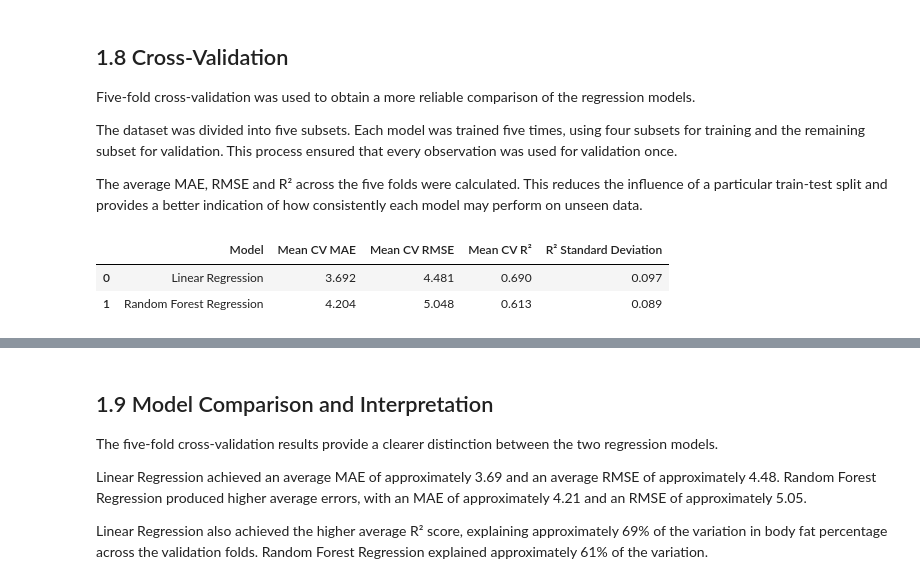
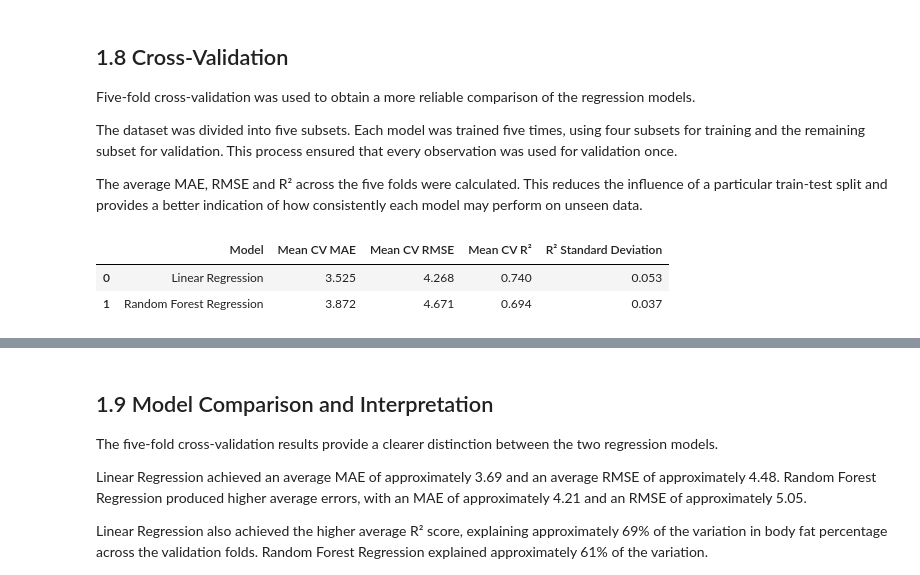
Before and after one commit to AmandaTFerraz/predictive-analytics-final-project, a Jupyter notebook: pda_finalproject.ipynb, the cells around one changed output, grey strips where cells are left out. Drawn from its saved outputs; the diff is of its cells as text; code cells hidden in the pictures.

```diff
--- a/pda_finalproject.ipynb
+++ b/pda_finalproject.ipynb
@@ -557,35 +564,35 @@ models = {
 # %%
 cross_validation_results = []
 
 for model_name, model in models.items():
 
     scores = cross_validate(
-        model,
-        X,
-        y,
-        cv=cross_validation,
-        scoring=scoring_metrics
-    )
+    model,
+    X_train,
+    y_train,
+    cv=cross_validation,
+    scoring=scoring_metrics
+)
 
     fold_mae = -scores["test_MAE"]
     fold_rmse = np.sqrt(-scores["test_MSE"])
     fold_r2 = scores["test_R²"]
 
     cross_validation_results.append({
         "Model": model_name,
         "Mean CV MAE": fold_mae.mean(),
         "Mean CV RMSE": fold_rmse.mean(),
         "Mean CV R²": fold_r2.mean(),
         "R² Standard Deviation": fold_r2.std()
     })
 
 cv_results = pd.DataFrame(cross_validation_results)
 
 cv_results.round(3)
 # %% [output]
 |  | Model | Mean CV MAE | Mean CV RMSE | Mean CV R² | R² Standard Deviation |
-| 0 | Linear Regression | 3.692 | 4.481 | 0.690 | 0.097 |
-| 1 | Random Forest Regression | 4.204 | 5.048 | 0.613 | 0.089 |
+| 0 | Linear Regression | 3.525 | 4.268 | 0.740 | 0.053 |
+| 1 | Random Forest Regression | 3.872 | 4.671 | 0.694 | 0.037 |
 # %%
 cv_plot_data = cv_results.melt(
     id_vars="Model",
```
Also changed, not shown: parts of 8 cells of this notebook.
